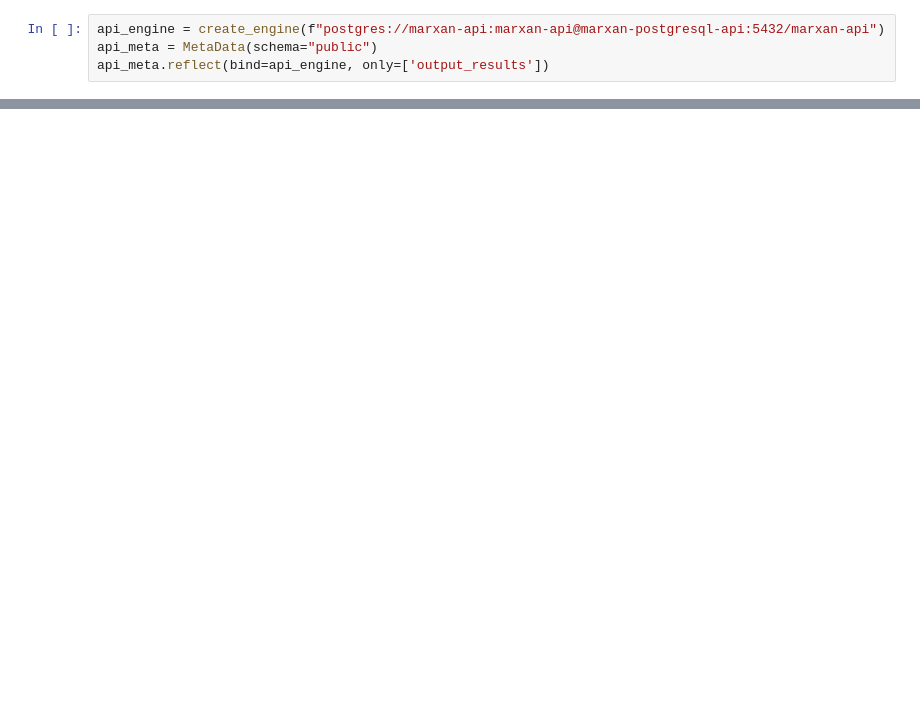
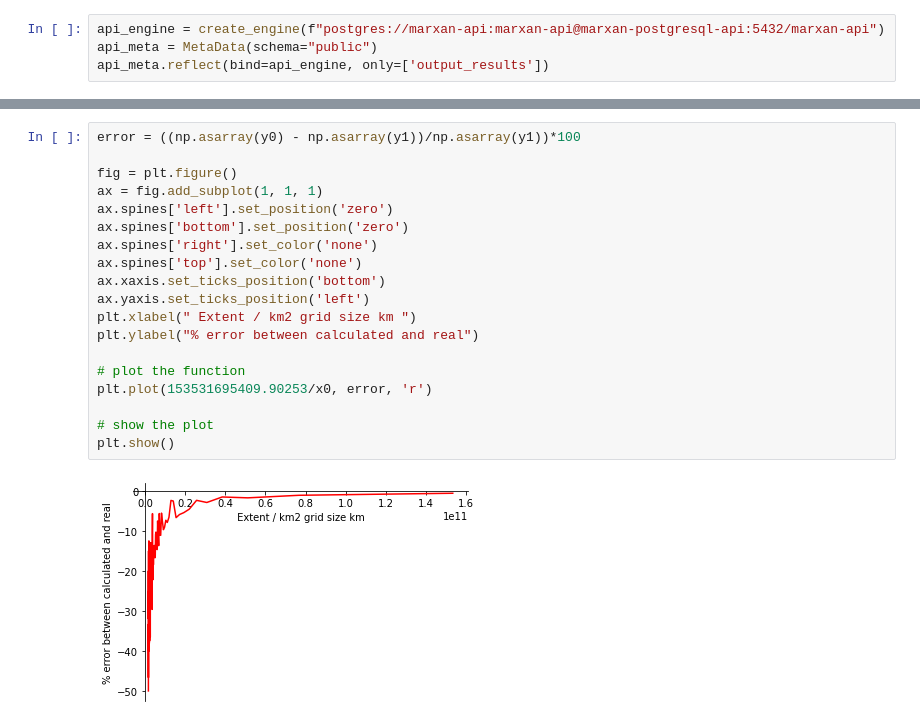
Before and after one commit to Vizzuality/marxan-cloud, a Jupyter notebook: data/notebooks/Lab/pu_creation_logic.ipynb, the cells around one changed output, grey strips where cells are left out. Saved outputs shown, nothing was run; the diff lists cells and outputs as text; blank space fills up the shorter version.

```diff
--- a/data/notebooks/Lab/pu_creation_logic.ipynb
+++ b/data/notebooks/Lab/pu_creation_logic.ipynb
@@ -35,0 +296,21 @@ The maths for hex grids are a bit more complex
+# %%
+error = ((np.asarray(y0) - np.asarray(y1))/np.asarray(y1))*100
+
+fig = plt.figure()
+ax = fig.add_subplot(1, 1, 1)
+ax.spines['left'].set_position('zero')
+ax.spines['bottom'].set_position('zero')
+ax.spines['right'].set_color('none')
+ax.spines['top'].set_color('none')
+ax.xaxis.set_ticks_position('bottom')
+ax.yaxis.set_ticks_position('left')
+plt.xlabel(" Extent / km2 grid size km ")
+plt.ylabel("% error between calculated and real")
+
+# plot the function
+plt.plot(153531695409.90253/x0, error, 'r')
+
+# show the plot
+plt.show()
+# %% [output]
+[figure, added]
```
Also changed, not shown: parts of 23 cells of this notebook.
